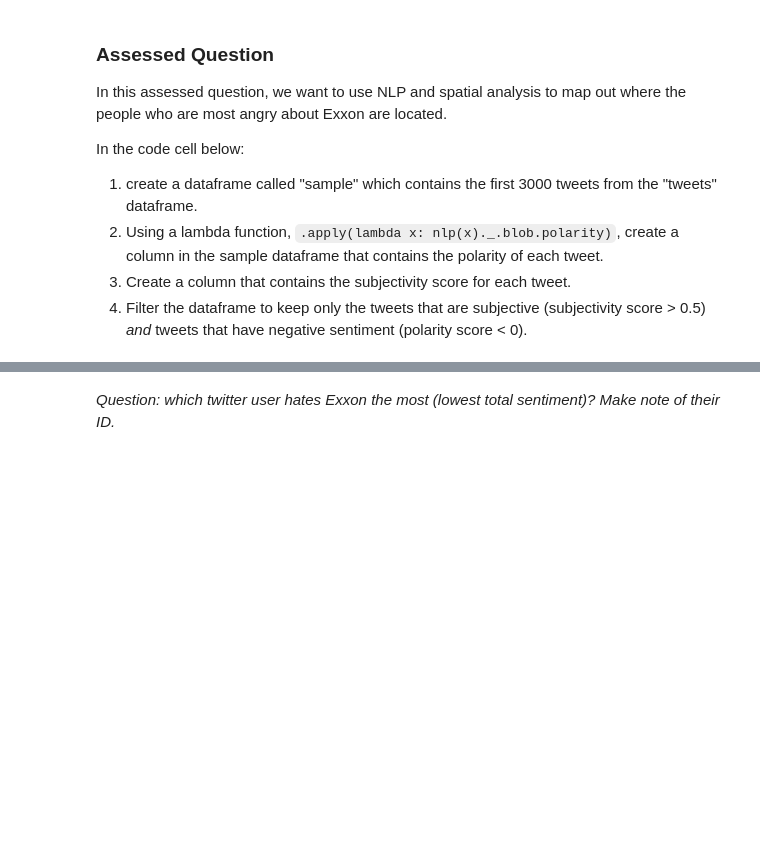
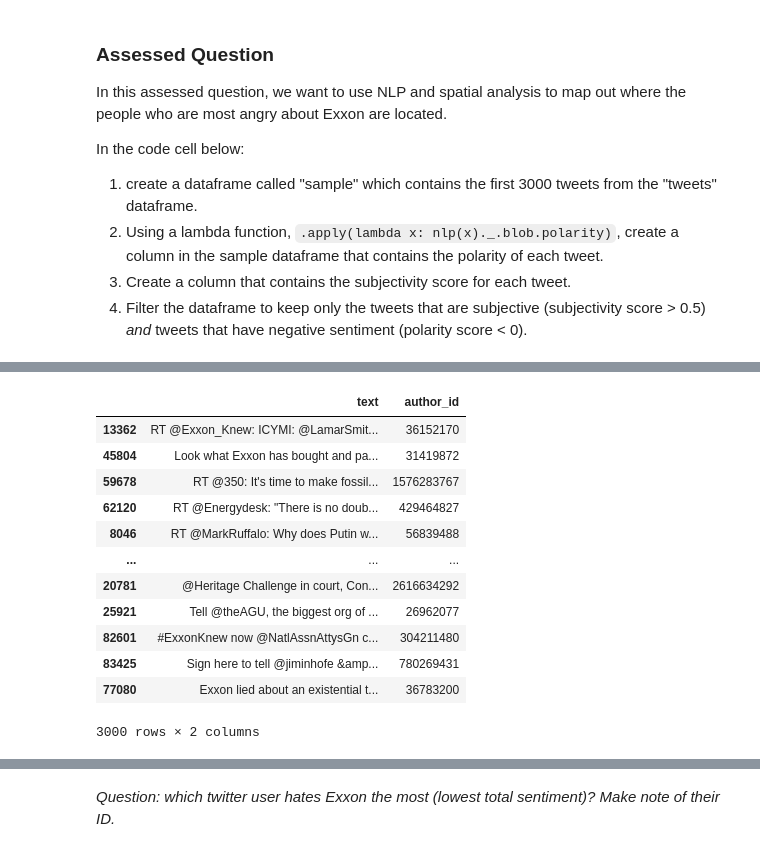
Before and after one commit to zoemarie28/QM2, a Jupyter notebook: notebooks/W04. Natural Language Processing.ipynb, the cells around one changed output, grey strips where cells are left out. Cells and saved outputs as stored; diff of their text form; code cells hidden in the pictures; blank space fills up the shorter version.

```diff
--- a/notebooks/W04. Natural Language Processing.ipynb
+++ b/notebooks/W04. Natural Language Processing.ipynb
@@ -688,0 +671,23 @@ sample
+# %%
+import pandas as pd
+
+tweets=pd.read_csv('https://storage.googleapis.com/qm2/wk4/Exxon_tweets_clean.csv')
+tweets=tweets.sample(frac=1, random_state=1)
+
+sample = tweets.iloc[0:3000][['text','author_id']]
+
+sample
+# %% [output]
+|  | text | author_id |
+| 13362 | RT @Exxon_Knew: ICYMI: @LamarSmit... | 36152170 |
+| 45804 | Look what Exxon has bought and pa... | 31419872 |
+| 59678 | RT @350: It's time to make fossil... | 1576283767 |
+| 62120 | RT @Energydesk: "There is no doub... | 429464827 |
+| 8046 | RT @MarkRuffalo: Why does Putin w... | 56839488 |
+| ... | ... | ... |
+| 20781 | @Heritage Challenge in court, Con... | 2616634292 |
+| 25921 | Tell @theAGU, the biggest org of ... | 26962077 |
+| 82601 | #ExxonKnew now @NatlAssnAttysGn c... | 304211480 |
+| 83425 | Sign here to tell @jiminhofe &amp... | 780269431 |
+| 77080 | Exxon lied about an existential t... | 36783200 |
+3000 rows × 2 columns
```
Also changed, not shown: parts of 7 cells of this notebook.
